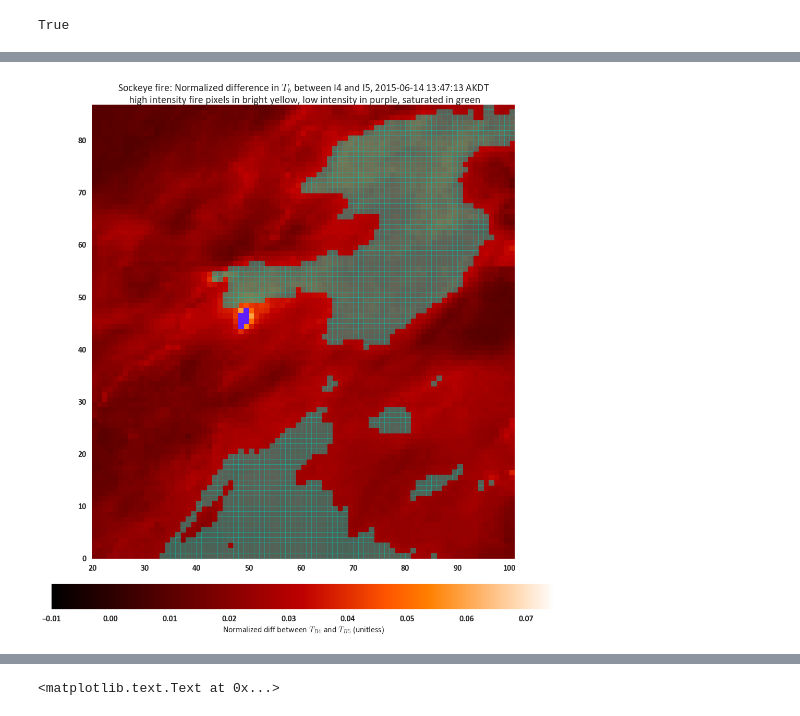
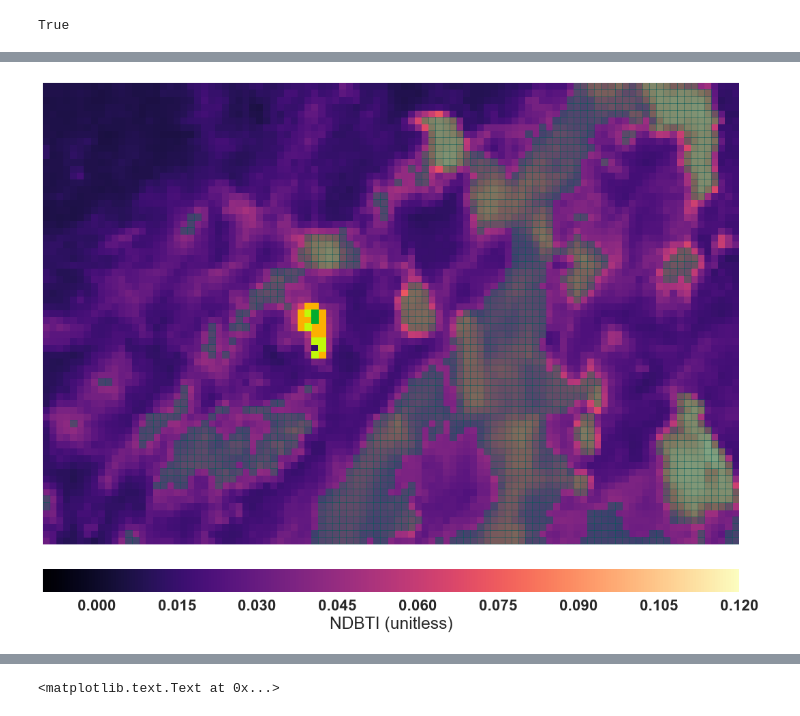
Before and after one commit to chryss/VIFDAHL, a Jupyter notebook: ipynb_viirs1/2015VIIRSAlaskaFires-Sockeye-missingscenes.ipynb, the cells around one changed output, grey strips where cells are left out. Drawn from its saved outputs; the diff is of its cells as text; code cells hidden in the pictures.

Commit message:
New polygons for 2015 Sockeye fire

```diff
--- a/ipynb_viirs1/2015VIIRSAlaskaFires-Sockeye-missingscenes.ipynb
+++ b/ipynb_viirs1/2015VIIRSAlaskaFires-Sockeye-missingscenes.ipynb
@@ -156,7 +164,7 @@ for idx, granule in granuleDF.iterrows():
     testscene03 = raster.VIIRSHDF5(os.path.join(granule['dir'], granule['SVI03']))
     testscene04 = raster.VIIRSHDF5(os.path.join(granule['dir'], granule['SVI04']))
     testscene05 = raster.VIIRSHDF5(os.path.join(granule['dir'], granule['SVI05']))
-    imin, imax, jmin, jmax = testscene04.crop(sample_lat, sample_lon, 50, 50)
+    imin, imax, jmin, jmax = testscene04.crop(sample_lat, sample_lon, 75, 75)
     print(imin, imax, jmin, jmax)
 
     skips = vst.get_skips(testscene04, imin, imax, jmin, jmax)
@@ -454,5 +443,8 @@ reload(vif)
+# %%
+sns.set(rc={'image.cmap': 'magma'})
+sns.set_context("poster", font_scale=1.4)
 # %%
-testgranule = granuleDF.loc[u'20150614_2147138']
+testgranule = granuleDF.loc[u'20150614_2328122']
 testpath01 = os.path.join(testgranule['dir'], testgranule['SVI01'])
 testpath02 = os.path.join(testgranule['dir'], testgranule['SVI02'])
 testpath03 = os.path.join(testgranule['dir'], testgranule['SVI03'])
@@ -483,7 +475,7 @@ testscene04.meta
  u'Platform_Short_Name': u'NPP'}
 # %%
 #imin, imax, jmin, jmax = testscene04.crop(sample_lat, sample_lon, 500, 400)
-imin, imax, jmin, jmax = testscene04.crop(sample_lat, sample_lon, 50, 50)
+imin, imax, jmin, jmax = testscene04.crop(sample_lat, sample_lon, 60, 60)
 print(
     imin, imax, jmin, jmax,
     testscene04.lats[testscene04.getnearestidx(sample_lat, sample_lon)],
@@ -571,7 +567,7 @@ plotraster2 = np.delete(plotraster2, skiprows, 0)
 if PLOTB4:
     titlestr1 = "Sockeye fire: $T_b$ from band I4"
 else:
-    titlestr1 = "Sockeye fire: Normalized difference in $T_b$ between I4 and I5"
+    titlestr1 = "Willow study area: NDBTI and cloud mask"
 
 if MASK:
 #    duplicatecondition = (skips == 1.)
@@ -638,45 +634,50 @@ if MASK:
     plotraster45_anomalousmasked = np.ma.masked_where(
         ~anomalouscondition, np.ones(plotraster45.shape))
 
-    cmap1 = matplotlib.colors.ListedColormap(sns.xkcd_palette(['white', 'canary yellow']))
-    cmap2 = matplotlib.colors.ListedColormap(sns.xkcd_palette(['white', 'purplish blue']))
+    cmap1 = matplotlib.colors.ListedColormap(sns.xkcd_palette(['white', 'chartreuse']))
+    cmap2 = matplotlib.colors.ListedColormap(sns.xkcd_palette(['white', 'yellow orange']))
     cmap3 = matplotlib.colors.ListedColormap(sns.xkcd_palette(['white', 'kelly green']))
-    cmap4 = matplotlib.colors.ListedColormap(sns.xkcd_palette(['white', 'turquoise']))
+    cmap4 = matplotlib.colors.ListedColormap(sns.xkcd_palette(['white', 'dark turquoise']))
 
-    plottitle = '{}, {}\n high intensity fire pixels in bright yellow, low intensity in purple, saturated in green'.format(
+    plottitle = '{}, {}\nVIFDAHL detections: high in yellow, low in red, saturated pixels green'.format(
         titlestr1, datestamp)
 else:
     plottitle = '{}, {}'.format(titlestr1, datestamp)
 
 fig1 = plt.figure(1, figsize=(15, 15))
 ax1 = fig1.add_subplot(111)
-#ax1.set_xticklabels([])
-#ax1.set_yticklabels([])
+ax1.set_xticklabels([])
+ax1.set_yticklabels([])
 ax1.grid(False)
 
 if PLOTB4:
     dataplot = ax1.pcolormesh(np.fliplr(plotraster4), vmin=280, vmax=370)
     cbarlabel = "$T_B$ in $K$"
 else:
-    dataplot = ax1.pcolormesh(np.fliplr(plotraster45), vmin=-.01, vmax=0.075)
-    cbarlabel = "Normalized diff between $T_{B4}$ and $T_{B5}$ (unitless)"
+    dataplot = ax1.pcolormesh(np.fliplr(plotraster45), vmin=-.01, vmax=0.12)
+    cbarlabel = "NDBTI (unitless)"
 
 
 if MASK:
     dataplot3 = ax1.pcolormesh(np.fliplr(plotraster_cool), cmap=cmap2, vmin=0, vmax=1)
     dataplot2 = ax1.pcolormesh(np.fliplr(plotraster45_masked), cmap=cmap1, vmin=0, vmax=1)
     dataplot4 = ax1.pcolormesh(np.fliplr(plotraster45_anomalousmasked), cmap=cmap3, vmin=0, vmax=1)
     cloudplot = ax1.pcolormesh(np.fliplr(cloudmask), cmap=cmap4, alpha=0.5, vmin=0, vmax=1)
 
-ax1.set_title(plottitle)
+#ax1.set_title(plottitle)
 ax1.set_aspect('equal')
 ax1.set_xlim(20, plotraster45.shape[1])
-ax1.set_ylim(0, plotraster45.shape[0])
+ax1.set_ylim(5, plotraster45.shape[0]-5)
 plt.tight_layout()
 
-cbar = fig1.colorbar(dataplot, orientation='horizontal', pad=cbarpad, fraction=cbarfraction)
+divider = make_axes_locatable(ax1)
+cax = divider.append_axes("bottom", size='5%', pad=0.5)
+cbar = plt.colorbar(dataplot, orientation='horizontal',
+                    cax=cax,
+                   # ticks=[0.0, 0.01, 0.02, 0.03, 0.04, 0.05, 0.06, 0.07]
+                   )
 cbar.set_label(cbarlabel)
 
 plt.show()
 # %% [output]
-[figure, old version]
+[figure, new version]
```
Also changed, not shown: parts of 17 cells of this notebook, 7 other files.
